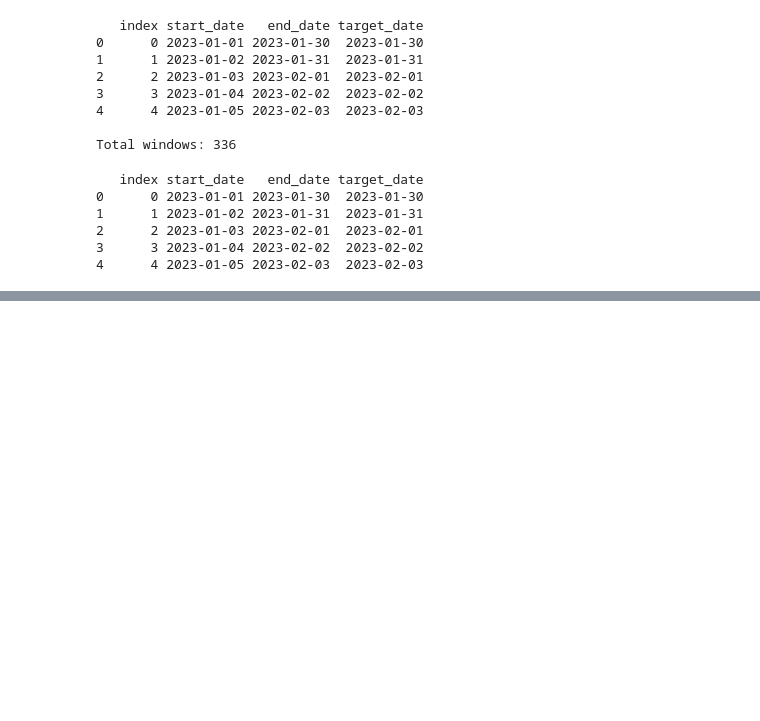
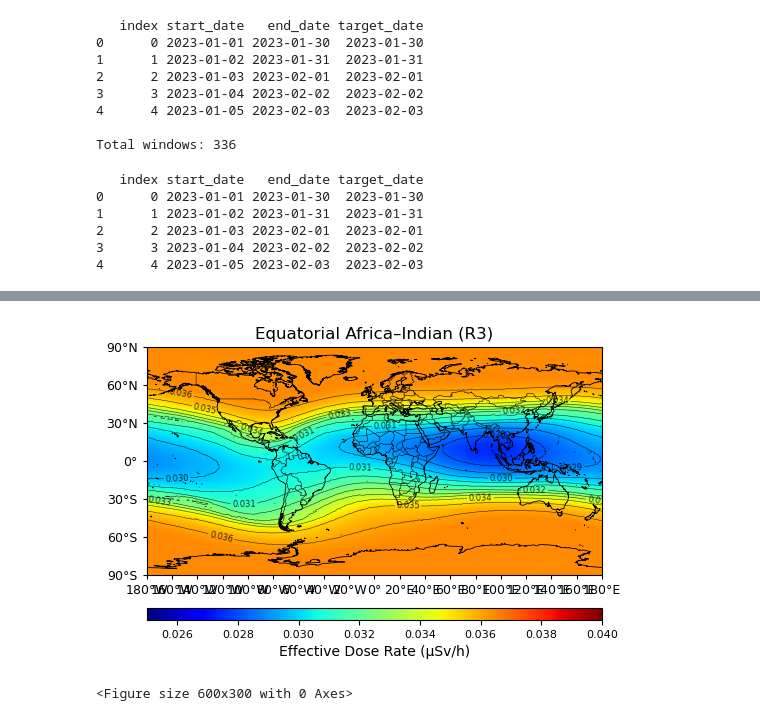
Before and after one commit to kkazuma19/CosmicRays-Operator, a Jupyter notebook: analysis/zero-shot/notebook.ipynb, the cells around one changed output, grey strips where cells are left out. Saved outputs shown, nothing was run; the diff lists cells and outputs as text; code cells hidden in the pictures; blank space fills up the shorter version.

```diff
--- a/analysis/zero-shot/notebook.ipynb
+++ b/analysis/zero-shot/notebook.ipynb
@@ -102,5 +137,5 @@ test_loader = DataLoader(test_dataset, batch_size=1, shuffle=False)
 # %%
-def fit(model, data_loader, device):
+def fit(model, data_loader, device, scaler_target):
     all_outputs = []
     all_targets = []
 
@@ -144,9 +179,13 @@ def fit(model, data_loader, device):
 
     return outputs, targets
 # %%
-predictions_1deg, targets_1deg = fit(model, test_loader, device)
+predictions_1deg, targets_1deg = fit(model, test_loader_1, device, scaler_target_1)
 print('predictions shape:', predictions_1deg.shape)
 print('targets shape:', targets_1deg.shape)
+
+predictions_025deg, targets_025deg = fit(model, test_loader_025, device, scaler_target_025)
+print('predictions shape:', predictions_025deg.shape)
+print('targets shape:', targets_025deg.shape)
 # %% [output]
 predictions shape: (336, 65341, 1)
 targets shape: (336, 65341, 1)
@@ -153,3 +194,14 @@ targets shape: (336, 65341, 1)
 # %%
-lon_grid, lat_grid, pred_img = convert2dim(predictions_1deg)  # (N,H,W)
-_,        _,        targ_img = convert2dim(targets_1deg)      # (N,H,W)
+lon_grid_1, lat_grid_1, pred_img_1 = convert2dim(predictions_1deg)  # (N,H,W)
+_,        _,        targ_img_1 = convert2dim(targets_1deg)      # (N,H,W)
+
+lon_grid_025, lat_grid_025, pred_img_025 = convert2dim(predictions_025deg, grid_path='data/grid_points_025.npy')  # (N,H,W)
+_,          _,          targ_img_025 = convert2dim(targets_025deg, grid_path='data/grid_points_025.npy')      # (N,H,W)
+
+
+# print pred sizes
+print('1 deg pred_img shape:', pred_img_1.shape)
+print('0.25 deg pred_img shape:', pred_img_025.shape)
+
+print('1 deg targ_img shape:', targ_img_1.shape)
+print('0.25 deg targ_img shape:', targ_img_025.shape)
@@ -346,0 +457,6 @@ plt.show()
+# %%
+# for plotting setting
+Lon = lon_grid_025
+Lat = lat_grid_025
+field = pred_img_025
+error = np.abs(targ_img_025 - pred_img_025)
@@ -346,0 +576,16 @@ plt.show()
+# %%
+plot_field_region(
+    Lon, Lat, field, i=10,
+    title="Equatorial Africa–Indian (R3)",
+    units_label="Effective Dose Rate (µSv/h)",
+    region_extent=[-180, 180, -90, 90],
+    vmin=0.025, vmax=0.040,
+    tick_step=(20, 30),
+    add_contour=True, contour_levels=np.linspace(0.025, 0.040, 20),
+    mark_equator_meridian=False,
+    cmap='jet'
+)
+plt.gcf().set_size_inches(6, 3)
+# %% [output]
+[figure, added]
+<Figure size 600x300 with 0 Axes>
```
Also changed, not shown: parts of 20 cells of this notebook, 6 other files.
